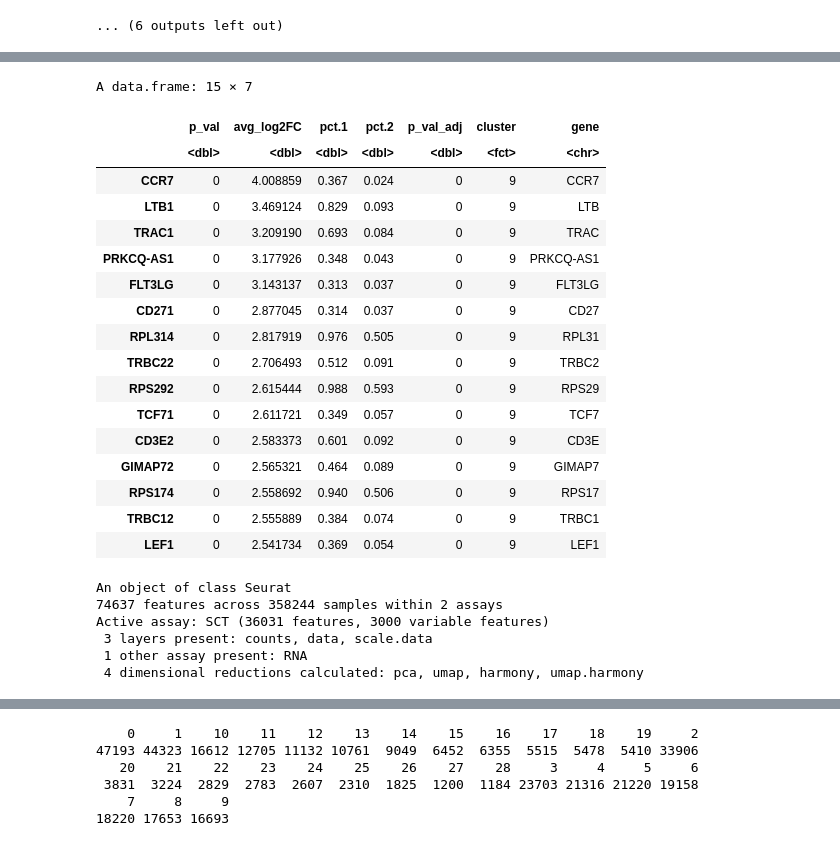
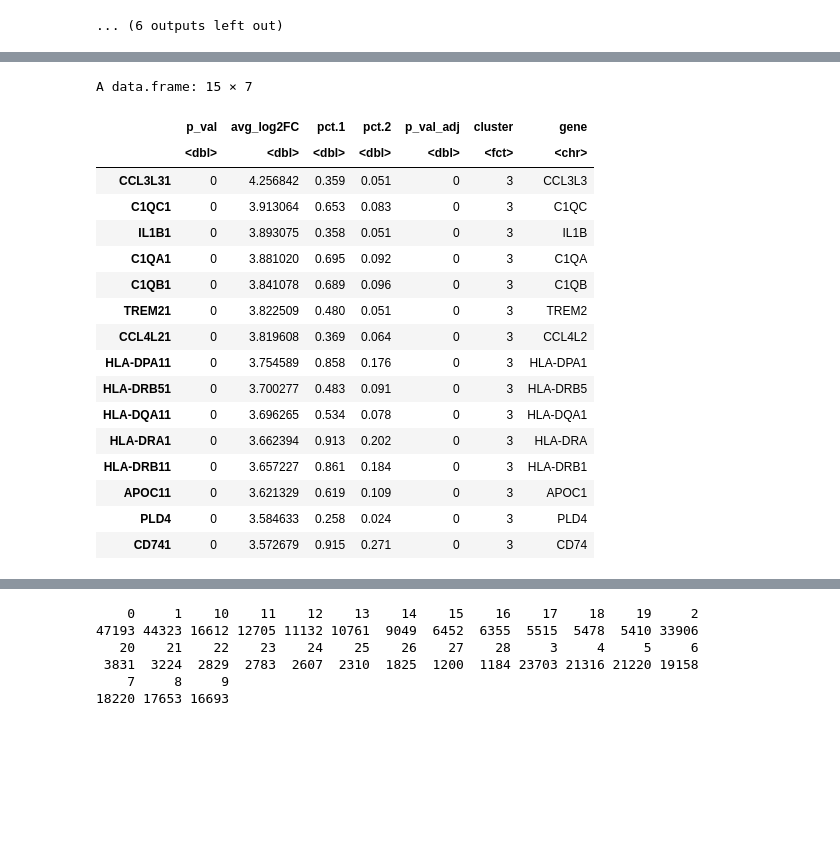
Before and after one commit to bao-mathmod/Gliomas, a Jupyter notebook: 04.upstream/4.3_scRNA/02.downstream/01_integrate_eda.ipynb, the cells around one changed output, grey strips where cells are left out. Cells and saved outputs as stored; diff of their text form; code cells hidden in the pictures; blank space fills up the shorter version.

```diff
--- a/04.upstream/4.3_scRNA/02.downstream/01_integrate_eda.ipynb
+++ b/04.upstream/4.3_scRNA/02.downstream/01_integrate_eda.ipynb
@@ -80,4 +80,4 @@ Idents(obj) <- "SCT_snn_res.0.2"
 # %%
 # Prepare the SCT assay for DE analysis
 # This is required when using multiple SCT models
-obj <- PrepSCTFindMarkers(obj, assay = "SCT", verbose = TRUE)
+# obj <- PrepSCTFindMarkers(obj, assay = "SCT", verbose = TRUE)
@@ -332,32 +525,23 @@ A data.frame: 10 × 7
 # %%
 # Cluster 5: Oligodendrocytes; Markers: CARNS1, MOG, SLC5A11, CNDP1, HAPLN2, CNTN2
 # %%
-cluster9 |> head(15)
+cluster3 |> head(15)
 # %% [output]
 A data.frame: 15 × 7
 |  | p_val | avg_log2FC | pct.1 | pct.2 | p_val_adj | cluster | gene |
 |  | <dbl> | <dbl> | <dbl> | <dbl> | <dbl> | <fct> | <chr> |
-| CCR7 | 0 | 4.008859 | 0.367 | 0.024 | 0 | 9 | CCR7 |
-| LTB1 | 0 | 3.469124 | 0.829 | 0.093 | 0 | 9 | LTB |
-| TRAC1 | 0 | 3.209190 | 0.693 | 0.084 | 0 | 9 | TRAC |
-| PRKCQ-AS1 | 0 | 3.177926 | 0.348 | 0.043 | 0 | 9 | PRKCQ-AS1 |
-| FLT3LG | 0 | 3.143137 | 0.313 | 0.037 | 0 | 9 | FLT3LG |
-| CD271 | 0 | 2.877045 | 0.314 | 0.037 | 0 | 9 | CD27 |
-| RPL314 | 0 | 2.817919 | 0.976 | 0.505 | 0 | 9 | RPL31 |
-| TRBC22 | 0 | 2.706493 | 0.512 | 0.091 | 0 | 9 | TRBC2 |
-| RPS292 | 0 | 2.615444 | 0.988 | 0.593 | 0 | 9 | RPS29 |
-| TCF71 | 0 | 2.611721 | 0.349 | 0.057 | 0 | 9 | TCF7 |
-| CD3E2 | 0 | 2.583373 | 0.601 | 0.092 | 0 | 9 | CD3E |
-| GIMAP72 | 0 | 2.565321 | 0.464 | 0.089 | 0 | 9 | GIMAP7 |
-| RPS174 | 0 | 2.558692 | 0.940 | 0.506 | 0 | 9 | RPS17 |
-| TRBC12 | 0 | 2.555889 | 0.384 | 0.074 | 0 | 9 | TRBC1 |
-| LEF1 | 0 | 2.541734 | 0.369 | 0.054 | 0 | 9 | LEF1 |
+| CCL3L31 | 0 | 4.256842 | 0.359 | 0.051 | 0 | 3 | CCL3L3 |
+| C1QC1 | 0 | 3.913064 | 0.653 | 0.083 | 0 | 3 | C1QC |
+| IL1B1 | 0 | 3.893075 | 0.358 | 0.051 | 0 | 3 | IL1B |
+| C1QA1 | 0 | 3.881020 | 0.695 | 0.092 | 0 | 3 | C1QA |
+| C1QB1 | 0 | 3.841078 | 0.689 | 0.096 | 0 | 3 | C1QB |
+| TREM21 | 0 | 3.822509 | 0.480 | 0.051 | 0 | 3 | TREM2 |
+| CCL4L21 | 0 | 3.819608 | 0.369 | 0.064 | 0 | 3 | CCL4L2 |
+| HLA-DPA11 | 0 | 3.754589 | 0.858 | 0.176 | 0 | 3 | HLA-DPA1 |
+| HLA-DRB51 | 0 | 3.700277 | 0.483 | 0.091 | 0 | 3 | HLA-DRB5 |
+| HLA-DQA11 | 0 | 3.696265 | 0.534 | 0.078 | 0 | 3 | HLA-DQA1 |
+| HLA-DRA1 | 0 | 3.662394 | 0.913 | 0.202 | 0 | 3 | HLA-DRA |
+| HLA-DRB11 | 0 | 3.657227 | 0.861 | 0.184 | 0 | 3 | HLA-DRB1 |
+| APOC11 | 0 | 3.621329 | 0.619 | 0.109 | 0 | 3 | APOC1 |
+| PLD4 | 0 | 3.584633 | 0.258 | 0.024 | 0 | 3 | PLD4 |
+| CD741 | 0 | 3.572679 | 0.915 | 0.271 | 0 | 3 | CD74 |
-# %%
-obj
-# %% [output]
-An object of class Seurat
-74637 features across 358244 samples within 2 assays
-Active assay: SCT (36031 features, 3000 variable features)
- 3 layers present: counts, data, scale.data
- 1 other assay present: RNA
- 4 dimensional reductions calculated: pca, umap, harmony, umap.harmony
```
Also changed, not shown: parts of 15 cells of this notebook, 1 other file.
